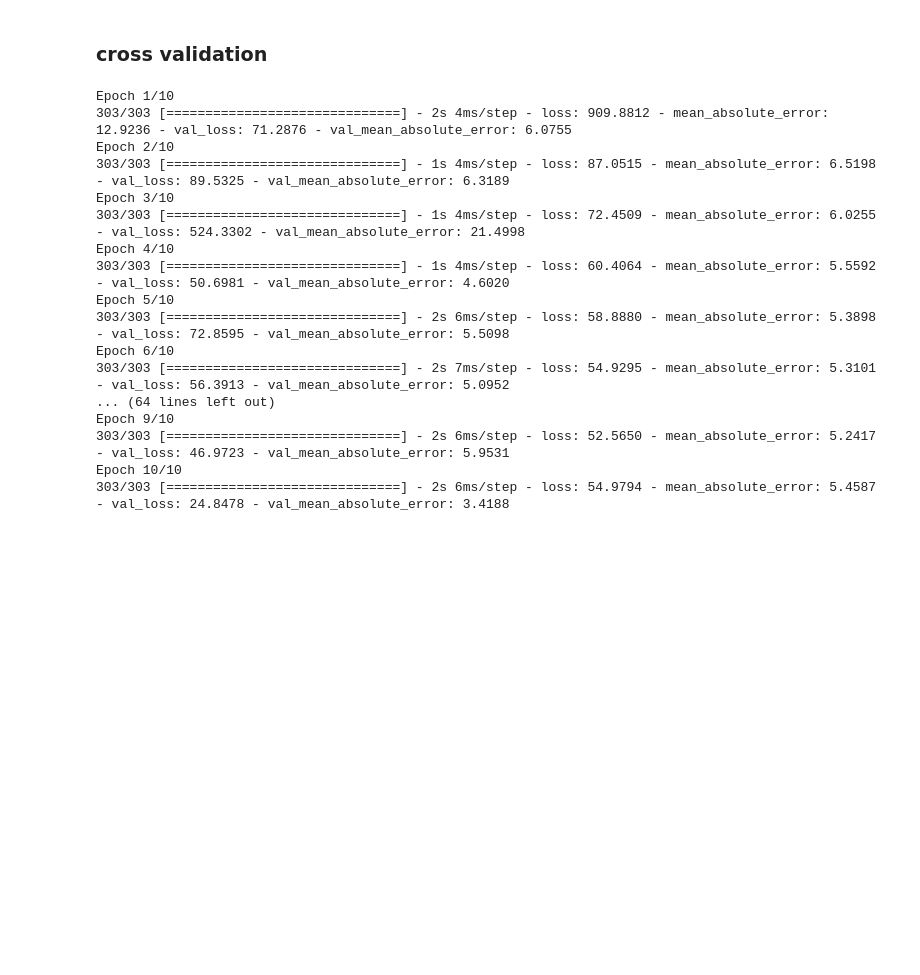
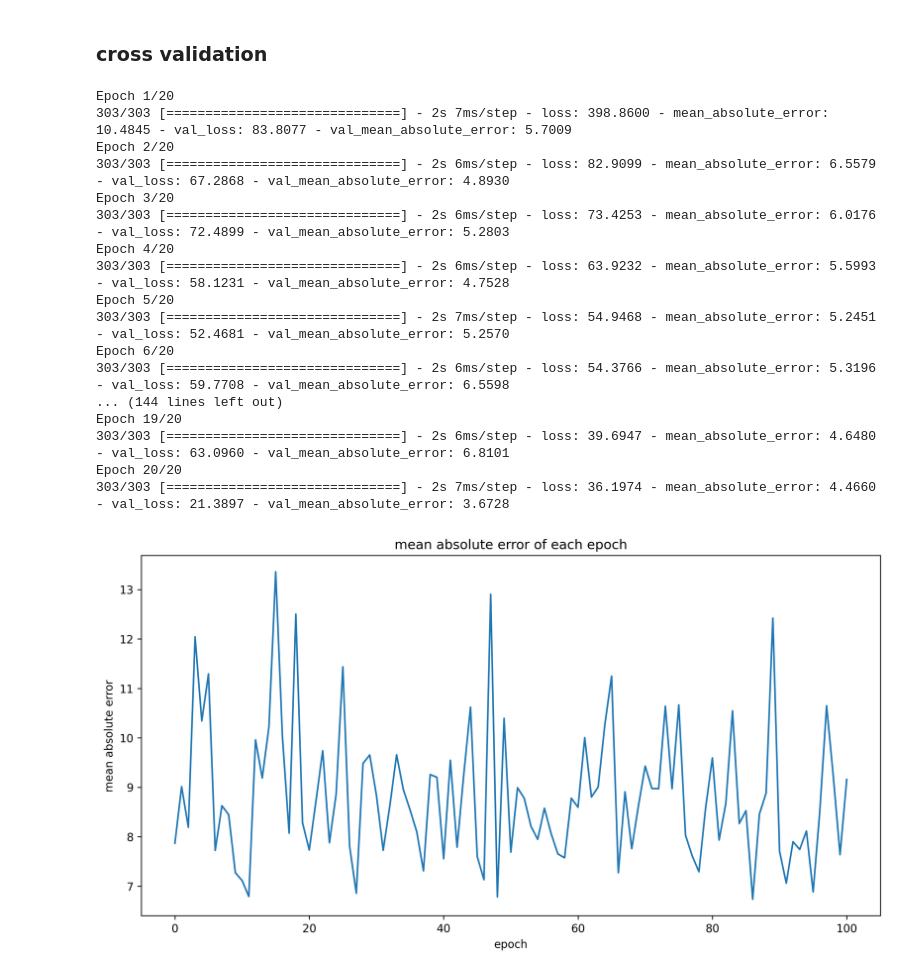
Before and after one commit to ashen007/Test_TF, a Jupyter notebook: notebooks/validation.ipynb, the cells around one changed output. Cells and saved outputs as stored; diff of their text form; code cells hidden in the pictures; blank space fills up the shorter version.

Commit message:
cross validation outputs of 4 folds

```diff
--- a/notebooks/validation.ipynb
+++ b/notebooks/validation.ipynb
@@ -73,6 +73,7 @@ plot_model(create_model(shape=(13,)))
 ### cross validation
 # %%
 scores = []
+histories = []
 cv = KFold(n_splits=4, shuffle=True, random_state=64)
 
 for fold, (train_id, val_id) in enumerate(cv.split(X, Y)):
@@ -80,28 +81,38 @@ for fold, (train_id, val_id) in enumerate(cv.split(X, Y)):
     train_y, val_y = Y[train_id], Y[val_id]
 
     network = create_model(shape=(train_x.shape[1],))
-    network.fit(train_x, train_y,
-                epochs=10,
-                batch_size=1,
-                validation_data=(val_x, val_y))
+    history = network.fit(train_x, train_y,
+                          epochs=20,
+                          batch_size=1,
+                          validation_data=(val_x, val_y))
 
     predicted_y = network.predict(val_x)
     scores.append(mean_absolute_error(val_y, predicted_y))
+    histories.append(history)
 # %% [output]
-Epoch 1/10
-303/303 [==============================] - 2s 4ms/step - loss: 909.8812 - mean_absolute_error: 12.9236 - val_loss: 71.2876 - val_mean_absolute_error: 6.0755
-Epoch 2/10
-303/303 [==============================] - 1s 4ms/step - loss: 87.0515 - mean_absolute_error: 6.5198 - val_loss: 89.5325 - val_mean_absolute_error: 6.3189
-Epoch 3/10
-303/303 [==============================] - 1s 4ms/step - loss: 72.4509 - mean_absolute_error: 6.0255 - val_loss: 524.3302 - val_mean_absolute_error: 21.4998
-Epoch 4/10
-303/303 [==============================] - 1s 4ms/step - loss: 60.4064 - mean_absolute_error: 5.5592 - val_loss: 50.6981 - val_mean_absolute_error: 4.6020
-Epoch 5/10
-303/303 [==============================] - 2s 6ms/step - loss: 58.8880 - mean_absolute_error: 5.3898 - val_loss: 72.8595 - val_mean_absolute_error: 5.5098
-Epoch 6/10
-303/303 [==============================] - 2s 7ms/step - loss: 54.9295 - mean_absolute_error: 5.3101 - val_loss: 56.3913 - val_mean_absolute_error: 5.0952
-... (64 lines left out)
-Epoch 9/10
-303/303 [==============================] - 2s 6ms/step - loss: 52.5650 - mean_absolute_error: 5.2417 - val_loss: 46.9723 - val_mean_absolute_error: 5.9531
-Epoch 10/10
-303/303 [==============================] - 2s 6ms/step - loss: 54.9794 - mean_absolute_error: 5.4587 - val_loss: 24.8478 - val_mean_absolute_error: 3.4188
+Epoch 1/20
+303/303 [==============================] - 2s 7ms/step - loss: 398.8600 - mean_absolute_error: 10.4845 - val_loss: 83.8077 - val_mean_absolute_error: 5.7009
+Epoch 2/20
+303/303 [==============================] - 2s 6ms/step - loss: 82.9099 - mean_absolute_error: 6.5579 - val_loss: 67.2868 - val_mean_absolute_error: 4.8930
+Epoch 3/20
+303/303 [==============================] - 2s 6ms/step - loss: 73.4253 - mean_absolute_error: 6.0176 - val_loss: 72.4899 - val_mean_absolute_error: 5.2803
+Epoch 4/20
+303/303 [==============================] - 2s 6ms/step - loss: 63.9232 - mean_absolute_error: 5.5993 - val_loss: 58.1231 - val_mean_absolute_error: 4.7528
+Epoch 5/20
+303/303 [==============================] - 2s 7ms/step - loss: 54.9468 - mean_absolute_error: 5.2451 - val_loss: 52.4681 - val_mean_absolute_error: 5.2570
+Epoch 6/20
+303/303 [==============================] - 2s 6ms/step - loss: 54.3766 - mean_absolute_error: 5.3196 - val_loss: 59.7708 - val_mean_absolute_error: 6.5598
+... (144 lines left out)
+Epoch 19/20
+303/303 [==============================] - 2s 6ms/step - loss: 39.6947 - mean_absolute_error: 4.6480 - val_loss: 63.0960 - val_mean_absolute_error: 6.8101
+Epoch 20/20
+303/303 [==============================] - 2s 7ms/step - loss: 36.1974 - mean_absolute_error: 4.4660 - val_loss: 21.3897 - val_mean_absolute_error: 3.6728
+# %%
+plt.figure(figsize=[12, 6], dpi=300)
+sns.lineplot(x=list(range(101)), y=list(np.mean(scores, axis=0)))
+plt.xlabel('epoch')
+plt.ylabel('mean absolute error')
+plt.title('mean absolute error of each epoch')
+plt.show()
+# %% [output]
+[figure, added]
```
Also changed, not shown: parts of 2 cells of this notebook.
